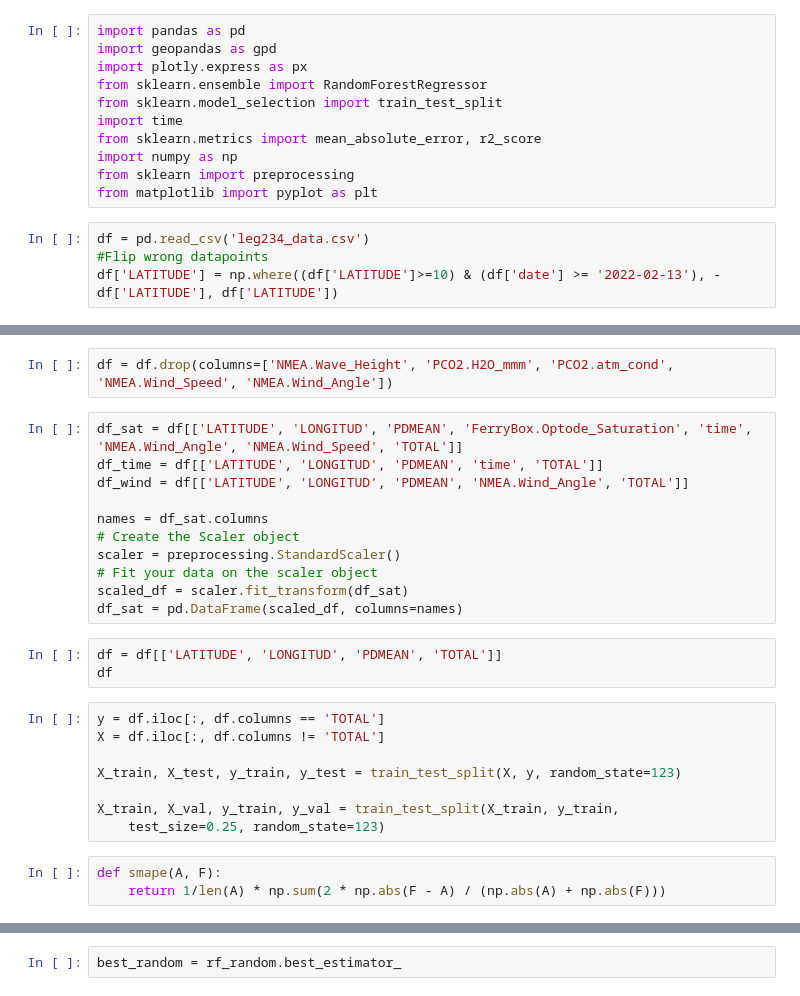
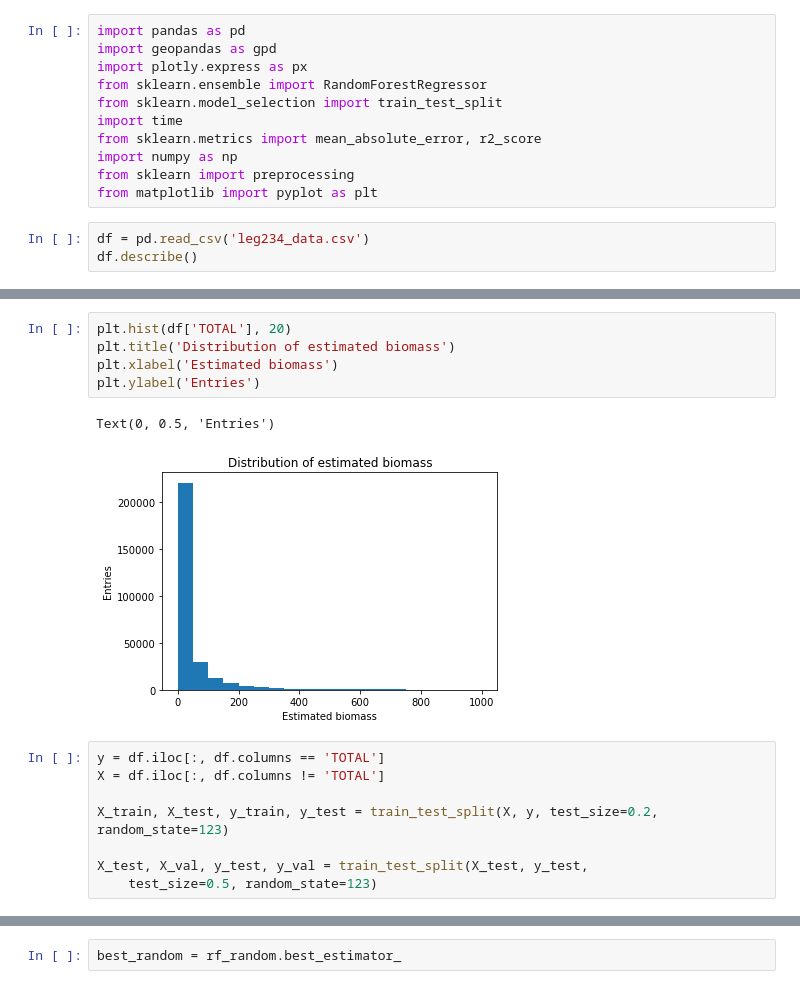
Before and after one commit to maritnl/master, a Jupyter notebook: forest.ipynb, the cells around one changed output, grey strips where cells are left out. Drawn from its saved outputs; the diff is of its cells as text.

```diff
--- a/forest.ipynb
+++ b/forest.ipynb
@@ -11,5 +11,4 @@ from sklearn import preprocessing
 from matplotlib import pyplot as plt
 # %%
 df = pd.read_csv('leg234_data.csv')
-#Flip wrong datapoints
-df['LATITUDE'] = np.where((df['LATITUDE']>=10) & (df['date'] >= '2022-02-13'), -df['LATITUDE'], df['LATITUDE'])
+df.describe()
@@ -21,27 +25,16 @@ df['LATITUDE'] = np.where((df['LATITUDE']>=10) & (df['date'] >= '2022-02-13'), -
-# %%
-df = df.drop(columns=['NMEA.Wave_Height', 'PCO2.H2O_mmm', 'PCO2.atm_cond', 'NMEA.Wind_Speed', 'NMEA.Wind_Angle'])
-# %%
-df_sat = df[['LATITUDE', 'LONGITUD', 'PDMEAN', 'FerryBox.Optode_Saturation', 'time', 'NMEA.Wind_Angle', 'NMEA.Wind_Speed', 'TOTAL']]
-df_time = df[['LATITUDE', 'LONGITUD', 'PDMEAN', 'time', 'TOTAL']]
-df_wind = df[['LATITUDE', 'LONGITUD', 'PDMEAN', 'NMEA.Wind_Angle', 'TOTAL']]
-
-names = df_sat.columns
-# Create the Scaler object
-scaler = preprocessing.StandardScaler()
-# Fit your data on the scaler object
-scaled_df = scaler.fit_transform(df_sat)
-df_sat = pd.DataFrame(scaled_df, columns=names)
-# %%
-df = df[['LATITUDE', 'LONGITUD', 'PDMEAN', 'TOTAL']]
-df
+# %%
+plt.hist(df['TOTAL'], 20)
+plt.title('Distribution of estimated biomass')
+plt.xlabel('Estimated biomass')
+plt.ylabel('Entries')
+# %% [output]
+Text(0, 0.5, 'Entries')
+[figure, added]
 # %%
 y = df.iloc[:, df.columns == 'TOTAL']
 X = df.iloc[:, df.columns != 'TOTAL']
 
-X_train, X_test, y_train, y_test = train_test_split(X, y, random_state=123)
+X_train, X_test, y_train, y_test = train_test_split(X, y, test_size=0.2, random_state=123)
 
-X_train, X_val, y_train, y_val = train_test_split(X_train, y_train,
-    test_size=0.25, random_state=123)
+X_test, X_val, y_test, y_val = train_test_split(X_test, y_test,
+    test_size=0.5, random_state=123)
-# %%
-def smape(A, F):
-    return 1/len(A) * np.sum(2 * np.abs(F - A) / (np.abs(A) + np.abs(F)))
```
Also changed, not shown: parts of 36 cells of this notebook, 6 other files.
